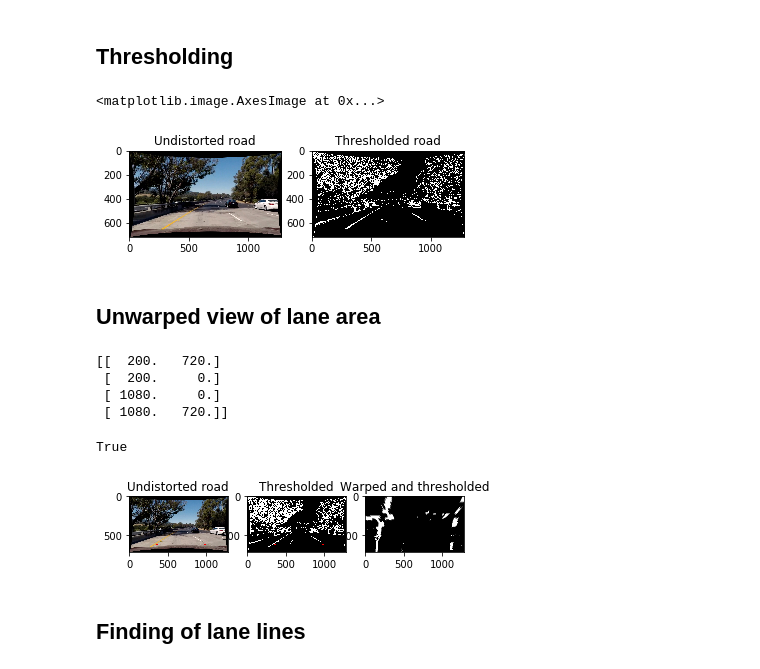
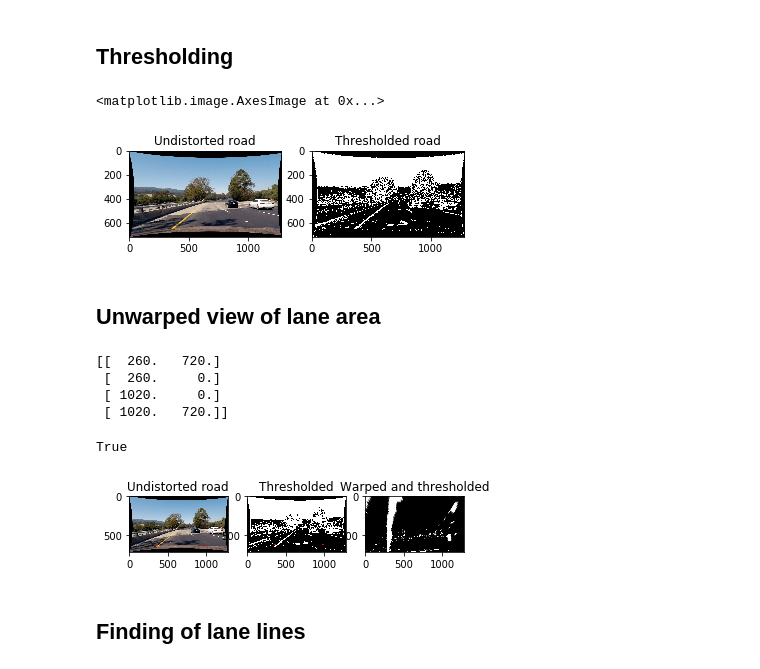
Before and after one commit to mandermo/CarND-Advanced-Lane-Lines, a Jupyter notebook: AdvancedLaneFinding.ipynb, the cells around one changed output. Cells and saved outputs as stored; diff of their text form; code cells hidden in the pictures.

```diff
--- a/AdvancedLaneFinding.ipynb
+++ b/AdvancedLaneFinding.ipynb
@@ -102,37 +102,40 @@ def pipeline(img, s_thresh=(170, 255), sx_thresh=(20, 100)):
     # Threshold x gradient
     sxbinary = np.zeros_like(scaled_sobel)
     sxbinary[(scaled_sobel >= sx_thresh[0]) & (scaled_sobel <= sx_thresh[1])] = 255
 
     kernel = np.ones((7,7),np.uint8)
     sxmorph = cv2.dilate(sxbinary,kernel,iterations = 1)
 
     # Threshold color channel
-    s_binary = np.zeros_like(s_channel)
+    s_binary = np.zeros_like(scaled_sobel)
     s_binary[(s_channel >= s_thresh[0]) & (s_channel <= s_thresh[1])] = 255
     # Stack each channel
     # Note color_binary[:, :, 0] is all 0s, effectively an all black image. It might
     # be beneficial to replace this channel with something else.
     color_binary = np.dstack(( np.zeros_like(sxbinary), sxbinary, s_binary)) * 255
     result = np.zeros_like(scaled_sobel)
     result[(sxbinary > 0) | (s_binary > 0)] = 255
     return result
+    #return s_binary
+    #return sxbinary
+    #return s_channel
 
-distorted = cv2.imread('test_images/test5.jpg')
+distorted = cv2.imread('test_images/test4.jpg')
 undistorted = undistort_road_img(distorted)
 
-thresholded = pipeline(undistorted, s_thresh=(160,255), sx_thresh=(20, 100))
+thresholded = pipeline(undistorted, s_thresh=(100,255), sx_thresh=(12, 100))
 cv2.imwrite('output_images/thresholded_image.jpg', thresholded)
 
 plt.subplot(121)
 plt.title('Undistorted road')
 plt.imshow(cv2.cvtColor(undistorted, cv2.COLOR_BGR2RGB))
 
 plt.subplot(122)
 plt.title('Thresholded road')
 plt.imshow(thresholded, cmap='gray')
 # %% [output]
 <matplotlib.image.AxesImage at 0x...>
-[figure, old version]
+[figure, new version]
 # %% [markdown]
 ## Unwarped view of lane area
 # %%
@@ -147,7 +150,7 @@ srcptsUndistorted = undistort_road_img_points(srcpts)
 # long and 3.7 meters wide."
 unwrappedDim = (1280,720)
 # The spacing in pixels to the side of the lane
-sidemargin = 200
+sidemargin = 260
 #dstpts = np.multiply(np.array([(0,1), (0,0), (1,0), (1,1)], np.float32), np.float32(unwrappedDim))
 dstpts = np.array([
     (sidemargin,unwrappedDim[1]),
@@ -197,12 +200,12 @@ plt.title('Warped and thresholded')
 plt.imshow(warpedthresholded, cmap='gray')
 cv2.imwrite('output_images/unwarpedlines.jpg', warpedthresholded)
 # %% [output]
-[[  200.   720.]
- [  200.     0.]
- [ 1080.     0.]
- [ 1080.   720.]]
+[[  260.   720.]
+ [  260.     0.]
+ [ 1020.     0.]
+ [ 1020.   720.]]
 True
-[figure, old version]
+[figure, new version]
 # %% [markdown]
 ## Finding of lane lines
 # %%
```
Also changed, not shown: parts of 6 cells of this notebook.
